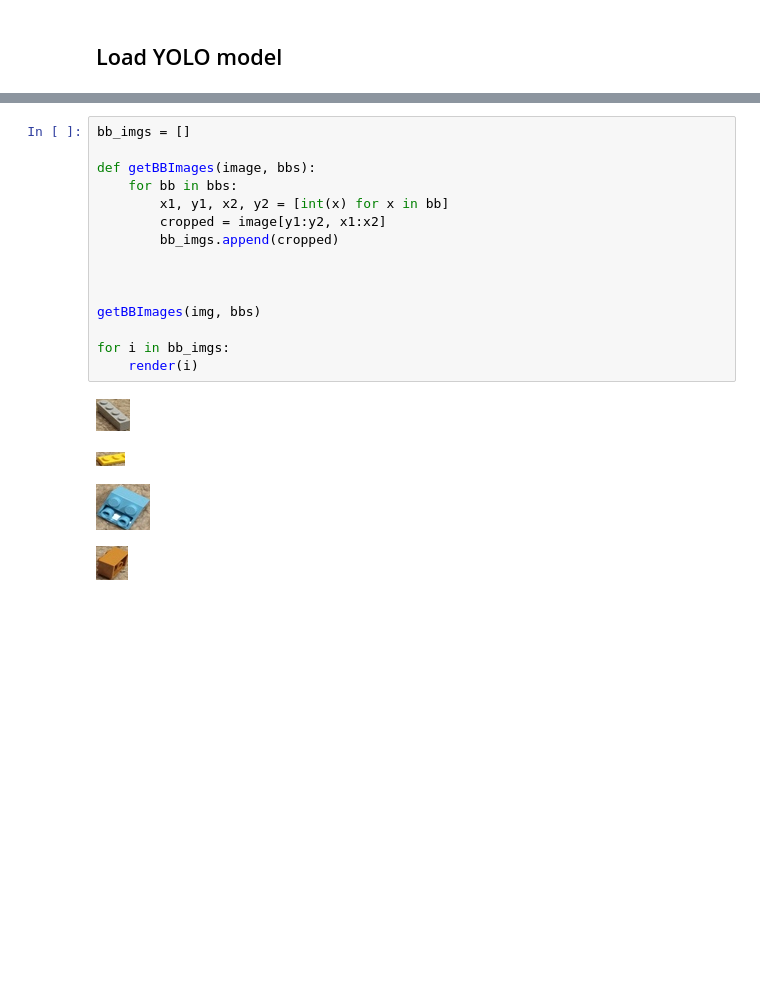
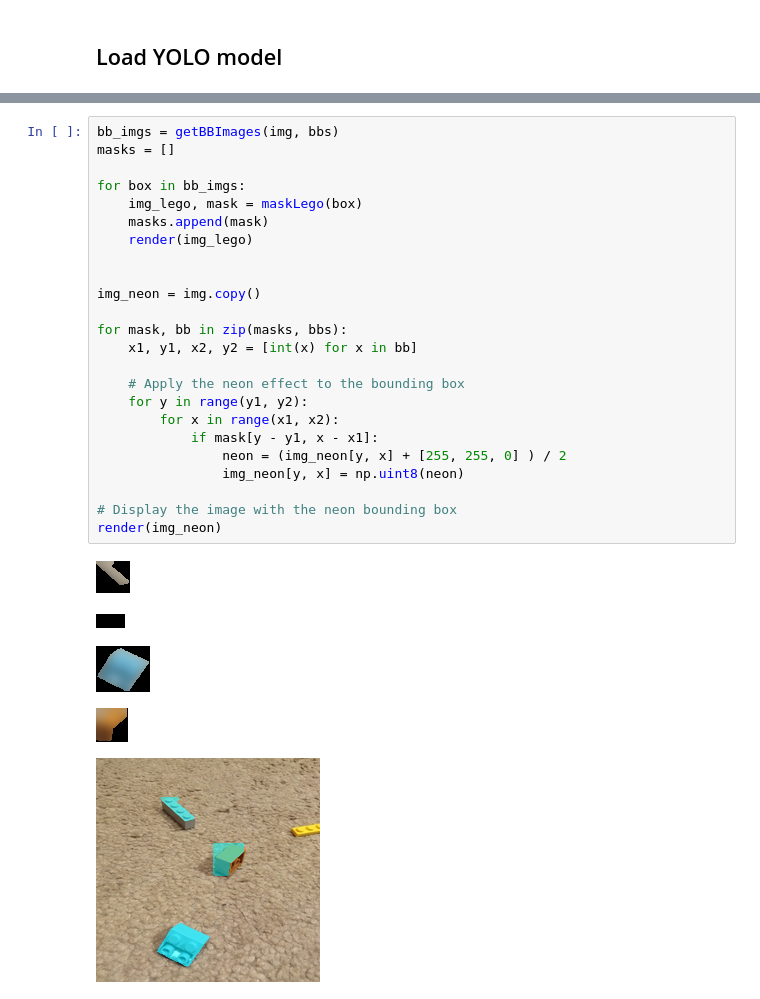
Before and after one commit to Johnny-droid/Lego-Image-Detector, a Jupyter notebook: p2/task3.ipynb, the cells around one changed output, grey strips where cells are left out. Saved outputs shown, nothing was run; the diff lists cells and outputs as text; blank space fills up the shorter version.

```diff
--- a/p2/task3.ipynb
+++ b/p2/task3.ipynb
@@ -85,20 +134,30 @@ render(img_bb)
-# %%
-bb_imgs = []
-
-def getBBImages(image, bbs):
-    for bb in bbs:
-        x1, y1, x2, y2 = [int(x) for x in bb]
-        cropped = image[y1:y2, x1:x2]
-        bb_imgs.append(cropped)
-
-
-
-getBBImages(img, bbs)
-
-for i in bb_imgs:
-    render(i)
-# %% [output]
-[figure, removed]
-[figure, removed]
-[figure, removed]
-[figure, removed]
+# %%
+bb_imgs = getBBImages(img, bbs)
+masks = []
+
+for box in bb_imgs:
+    img_lego, mask = maskLego(box)
+    masks.append(mask)
+    render(img_lego)
+
+
+img_neon = img.copy()
+
+for mask, bb in zip(masks, bbs):
+    x1, y1, x2, y2 = [int(x) for x in bb]
+
+    # Apply the neon effect to the bounding box
+    for y in range(y1, y2):
+        for x in range(x1, x2):
+            if mask[y - y1, x - x1]:
+                neon = (img_neon[y, x] + [255, 255, 0] ) / 2
+                img_neon[y, x] = np.uint8(neon)
+
+# Display the image with the neon bounding box
+render(img_neon)
+# %% [output]
+[figure, added]
+[figure, added]
+[figure, added]
+[figure, added]
+[figure, added]
```
Also changed, not shown: parts of 3 cells of this notebook.
